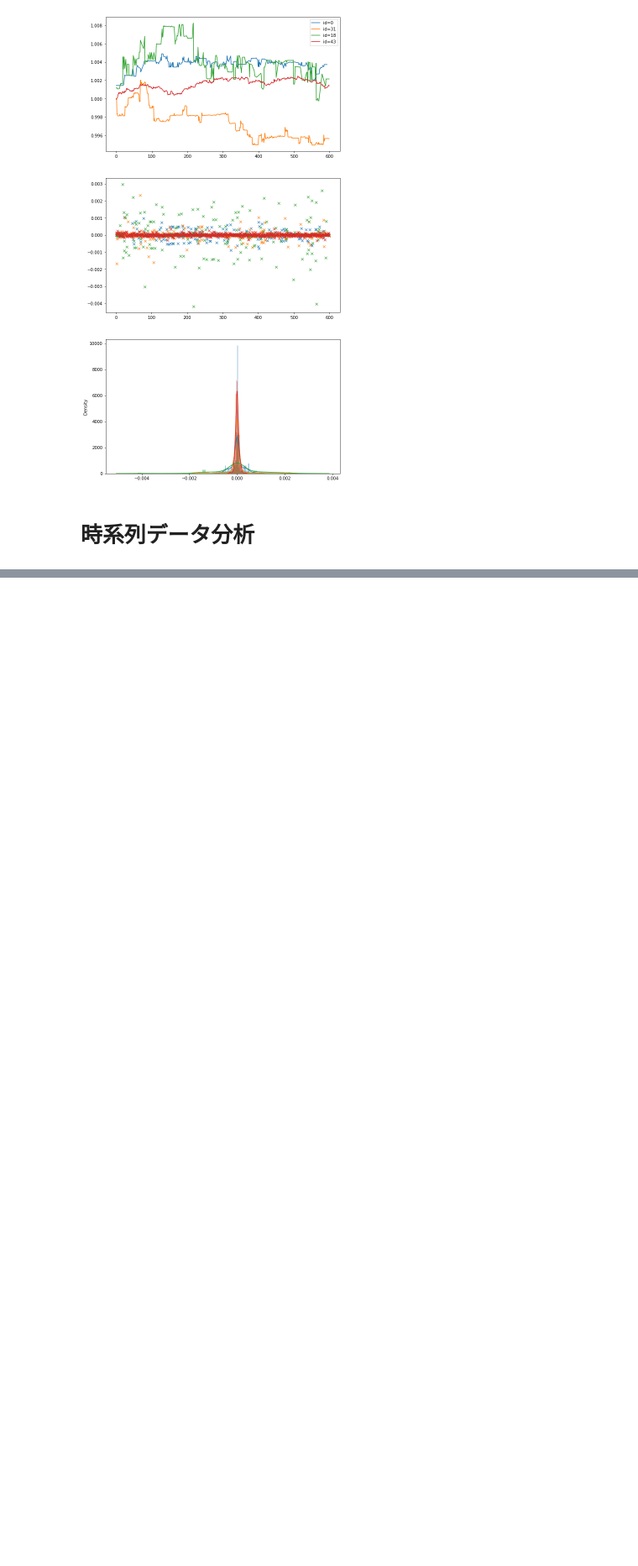
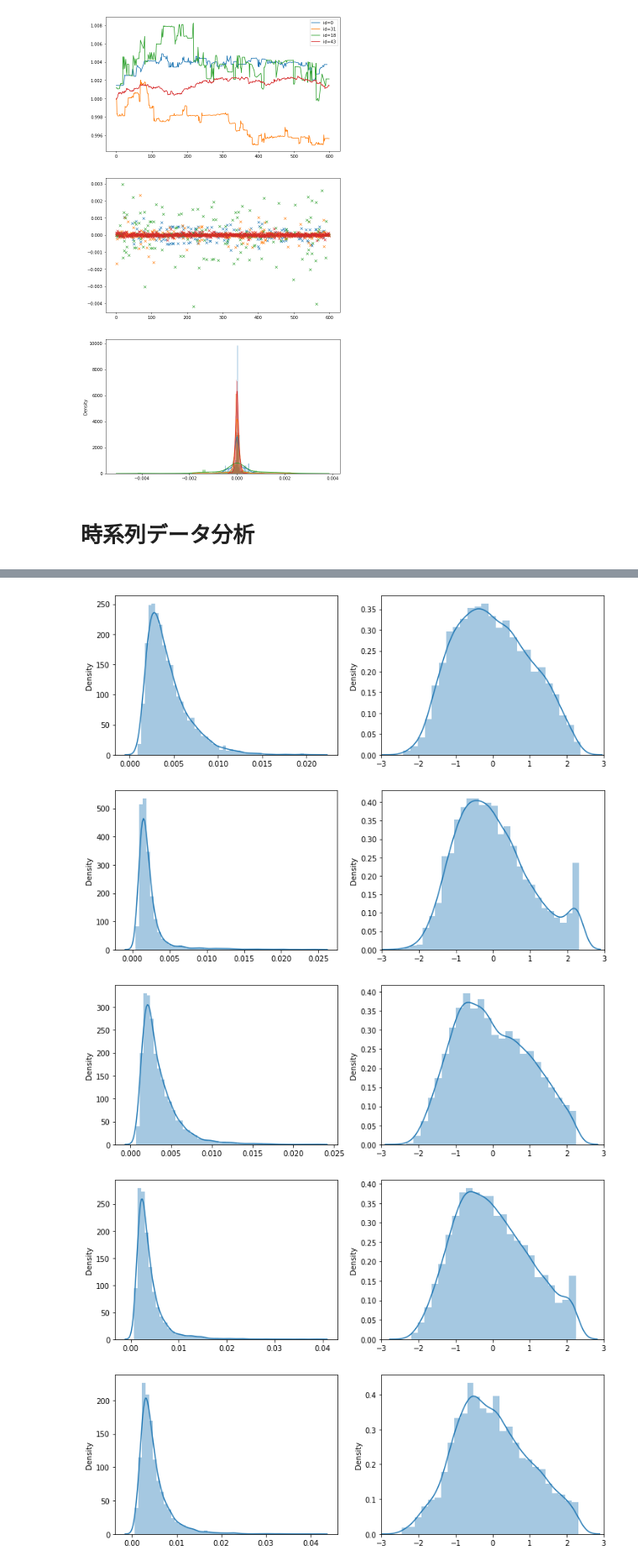
Before and after one commit to mahiro72/kaggle_OptiverRealizedVolatilityPrediction, a Jupyter notebook: eda/eda_0811.ipynb, the cells around one changed output, grey strips where cells are left out. Shown at 84% size. Saved outputs shown, nothing was run; the diff lists cells and outputs as text; code cells hidden in the pictures; blank space fills up the shorter version.

```diff
--- a/eda/eda_0811.ipynb
+++ b/eda/eda_0811.ipynb
@@ -352,0 +370,19 @@ id= 43
+# %%
+for i in [1,2,10,30,100]:
+    #
+    xx = np.array(train[train['stock_id']==i]['target'])
+    fig, (ax1, ax2) = plt.subplots(1, 2, figsize=(12,4))
+    plt.xlim([0,0.04])
+    sns.distplot( xx,ax=ax1 )
+    #
+    plt.xlim([-3,3])
+    scaler = PowerTransformer()
+    sns.distplot( scaler.fit_transform(xx.reshape(-1,1)), ax=ax2)
+    #
+    plt.show()
+# %% [output]
+[figure, added]
+[figure, added]
+[figure, added]
+[figure, added]
+[figure, added]
```
Also changed, not shown: parts of 4 cells of this notebook, 1 other file.
